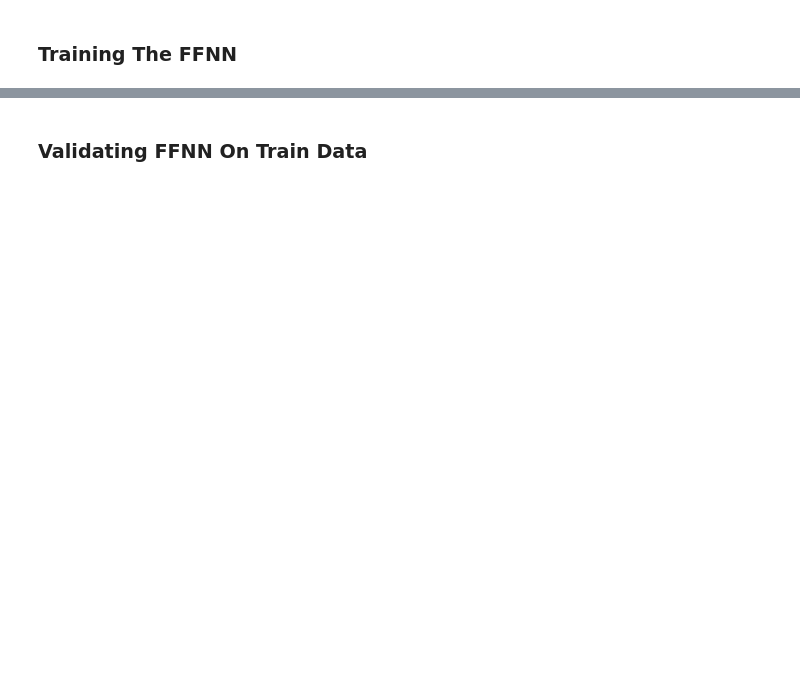
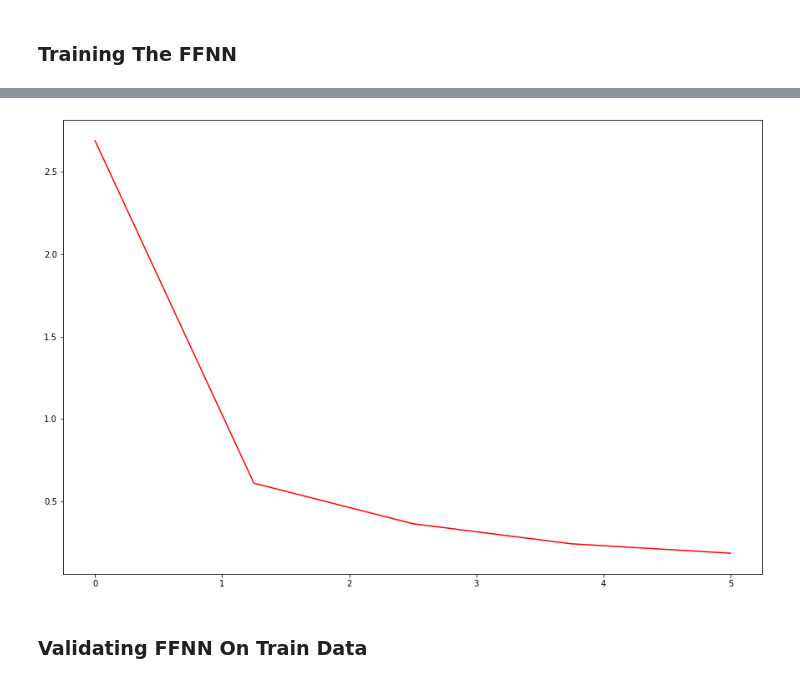
Before and after one commit to ParkerH98/OklahomaStateUniversity, a Jupyter notebook: MovieRatings.ipynb, the cells around one changed output, grey strips where cells are left out. Drawn from its saved outputs; the diff is of its cells as text; code cells hidden in the pictures; blank space fills up the shorter version.

Commit message:
added graphs to NNs

```diff
--- a/MovieRatings.ipynb
+++ b/MovieRatings.ipynb
@@ -95,12 +123,17 @@ model_FFNN.compile(loss=tf.keras.losses.MeanSquaredError(),
 # %% [markdown]
 ### Training The FFNN
 # %%
-model_FFNN.fit(
+history = model_FFNN.fit(
     x_train,
     y_train,
     batch_size=256,
-    epochs=1,
+    epochs=5,
     verbose=1)
 
 score = model_FFNN.evaluate(x_test, y_test)
 print('Test loss:', score)
+loss_history = history.history['loss']
+plot.figure(figsize = [15, 10])
+iterations, = plot.plot(np.linspace(0, len(loss_history), len(loss_history)), loss_history, color='red')
+plot.show()
+# %% [output]
@@ -107,3 +152,4 @@ print('Test loss:', score)
+[figure, added]
 # %% [markdown]
 ### Validating FFNN On **Train** Data
 # %%
```
Also changed, not shown: parts of 9 cells of this notebook, 2 other files.
